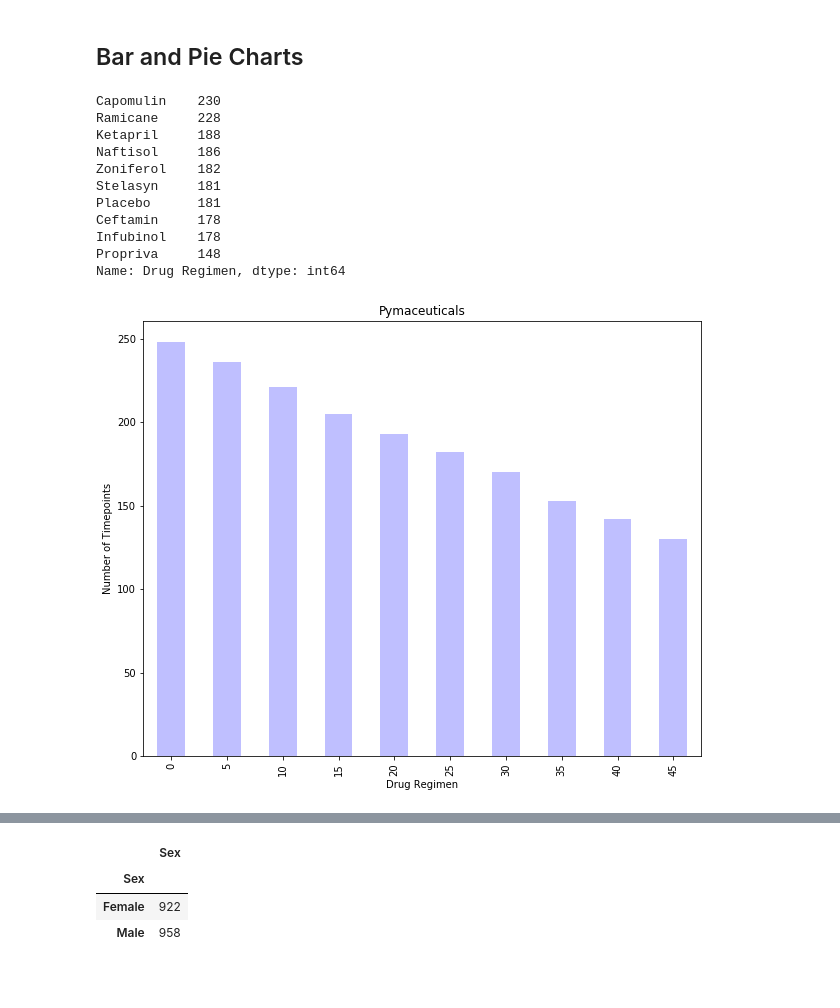
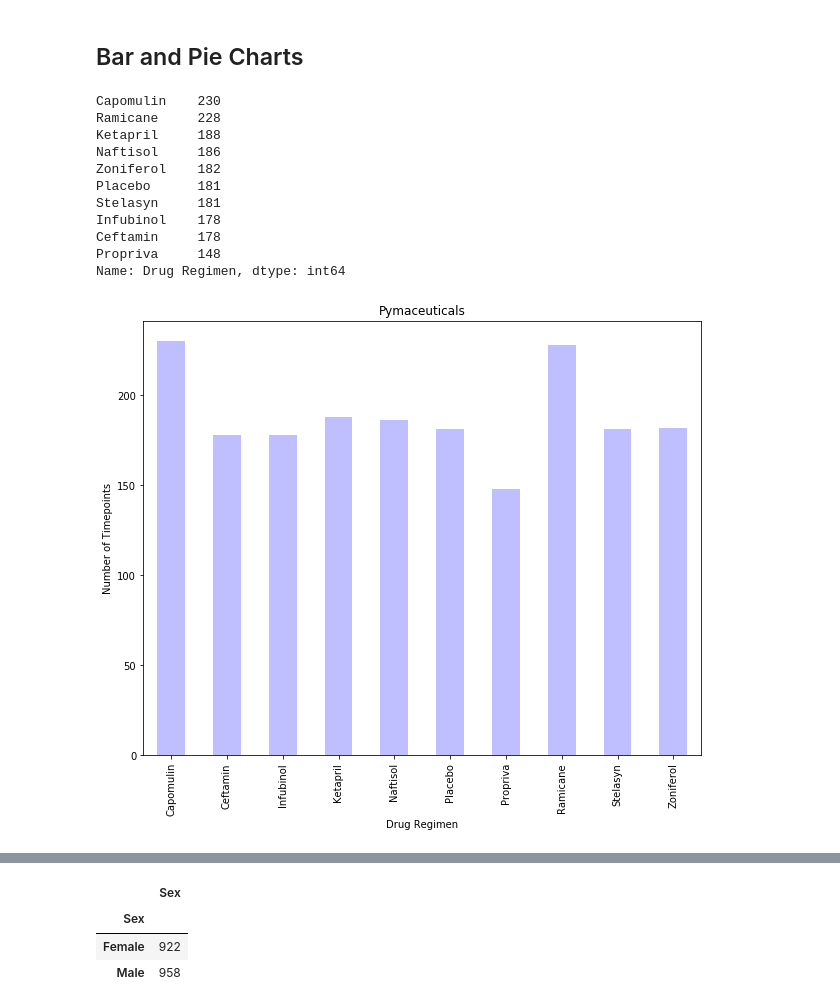
Before and after one commit to michelleherman13/matplotlib-challenge, a Jupyter notebook: Pymaceuticals/Pymaceuticals.ipynb, the cells around one changed output, grey strips where cells are left out. Drawn from its saved outputs; the diff is of its cells as text; code cells hidden in the pictures; blank space fills up the shorter version.

```diff
--- a/Pymaceuticals/Pymaceuticals.ipynb
+++ b/Pymaceuticals/Pymaceuticals.ipynb
@@ -50,6 +49,7 @@ mouse_duplicate
 Name: Mouse ID, dtype: object
 # %%
 # Optional: Get all the data for the duplicate mouse ID.
-duplicate_data = data_merge.set_index('Mouse ID')
-duplicate_data.loc['g989']
+
+duplicate_data=pd.DataFrame(mouse_duplicate)
+duplicate_data
 # %% [output]
@@ -71,5 +62,5 @@ duplicate_data.loc['g989']
 # %%
 # Create a clean DataFrame by dropping the duplicate mouse by its ID.
-mice_study = duplicate_data.drop(["g989"])
+mice_study = data_merge[data_merge["Mouse ID"].isin(mouse_duplicate)==False]
 mice_study.head()
 # %% [output]
@@ -130,6 +121,7 @@ tumor_reg2
 # %% [markdown]
 ## Bar and Pie Charts
 # %%
+#create list to view drug regimen counts
 pd_mice = mice_study["Drug Regimen"].value_counts()
 pd_mice
 # %% [output]
@@ -138,25 +130,24 @@ Ramicane     228
 Ketapril     188
 Naftisol     186
 Zoniferol    182
+Placebo      181
 Stelasyn     181
-Placebo      181
+Infubinol    178
 Ceftamin     178
-Infubinol    178
 Propriva     148
 Name: Drug Regimen, dtype: int64
 # %%
 # Generate a bar plot showing the total number of timepoints for all mice tested for each drug regimen using Pandas.
-
-pd_mice =  mice_study.groupby(["Timepoint"])["Drug Regimen"].count()
+pd_mice =  mice_study.groupby(["Drug Regimen"])["Mouse ID"].count()
 pd_mice.plot.bar(figsize = (10,8), facecolor = "blue", alpha=0.25)
 
 
 plt.title("Pymaceuticals")
 plt.ylabel("Number of Timepoints")
 plt.xlabel("Drug Regimen")
 
 plt.show()
 # %% [output]
-[figure, old version]
+[figure, new version]
 # %%
 # Generate a bar plot showing the total number of timepoints for all mice tested for each drug regimen using pyplot.
```
Also changed, not shown: parts of 9 cells of this notebook.
